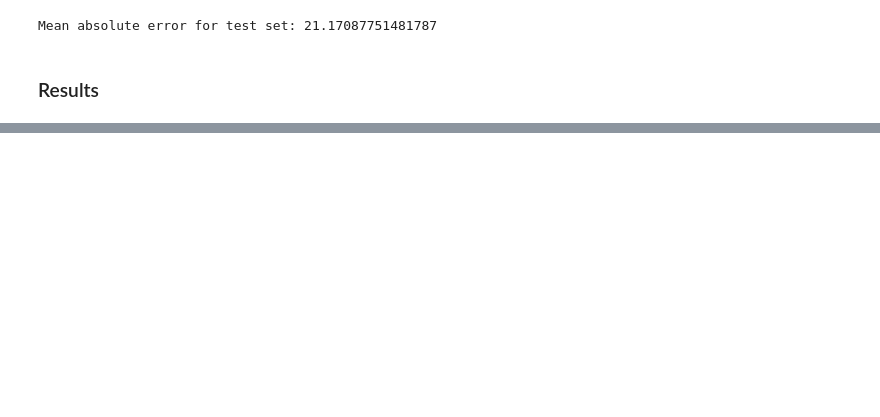
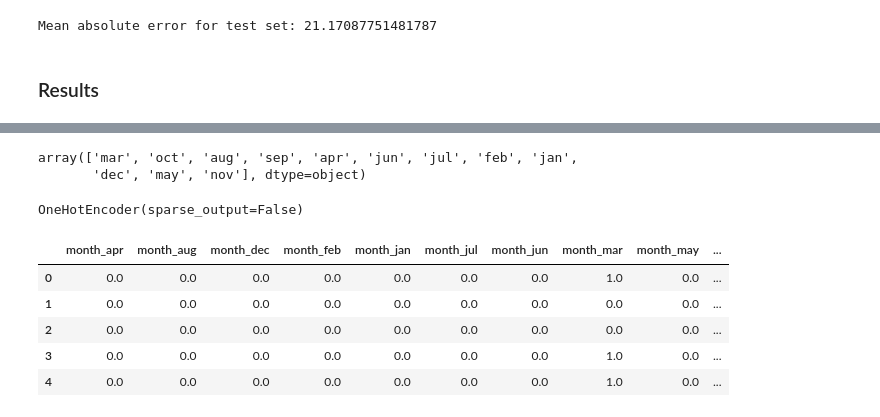
Before and after one commit to krskovape/Machine_learning, a Jupyter notebook: LAB_mlgeo_test_1/LAB_mlgeo_test_1_assignment_Krsková.ipynb, the cells around one changed output, grey strips where cells are left out. Saved outputs shown, nothing was run; the diff lists cells and outputs as text; code cells hidden in the pictures; blank space fills up the shorter version.

```diff
--- a/LAB_mlgeo_test_1/LAB_mlgeo_test_1_assignment_Krsková.ipynb
+++ b/LAB_mlgeo_test_1/LAB_mlgeo_test_1_assignment_Krsková.ipynb
@@ -319,0 +362,6 @@ RandomForestRegressor gives us relatively low train and test error.
+# %%
+# check how many unique values we have
+forest_fires["month"].unique()
+# %% [output]
+array(['mar', 'oct', 'aug', 'sep', 'apr', 'jun', 'jul', 'feb', 'jan',
+       'dec', 'may', 'nov'], dtype=object)
@@ -319,0 +371,5 @@ RandomForestRegressor gives us relatively low train and test error.
+# %%
+# fit encoder to our cathegorical data
+encoder.fit(forest_fires[["month"]])
+# %% [output]
+OneHotEncoder(sparse_output=False)
@@ -319,0 +379,12 @@ RandomForestRegressor gives us relatively low train and test error.
+# %%
+# encoder creates and attribute for every cathegorical value
+# and gives it value 1 if the row had the original cathegorical value
+# check the new data
+month_num.head()
+# %% [output]
+|  | month_apr | month_aug | month_dec | month_feb | month_jan | month_jul | month_jun | month_mar | month_may | ... |
+| 0 | 0.0 | 0.0 | 0.0 | 0.0 | 0.0 | 0.0 | 0.0 | 1.0 | 0.0 | ... |
+| 1 | 0.0 | 0.0 | 0.0 | 0.0 | 0.0 | 0.0 | 0.0 | 0.0 | 0.0 | ... |
+| 2 | 0.0 | 0.0 | 0.0 | 0.0 | 0.0 | 0.0 | 0.0 | 0.0 | 0.0 | ... |
+| 3 | 0.0 | 0.0 | 0.0 | 0.0 | 0.0 | 0.0 | 0.0 | 1.0 | 0.0 | ... |
+| 4 | 0.0 | 0.0 | 0.0 | 0.0 | 0.0 | 0.0 | 0.0 | 1.0 | 0.0 | ... |
```
Also changed, not shown: parts of 12 cells of this notebook.
